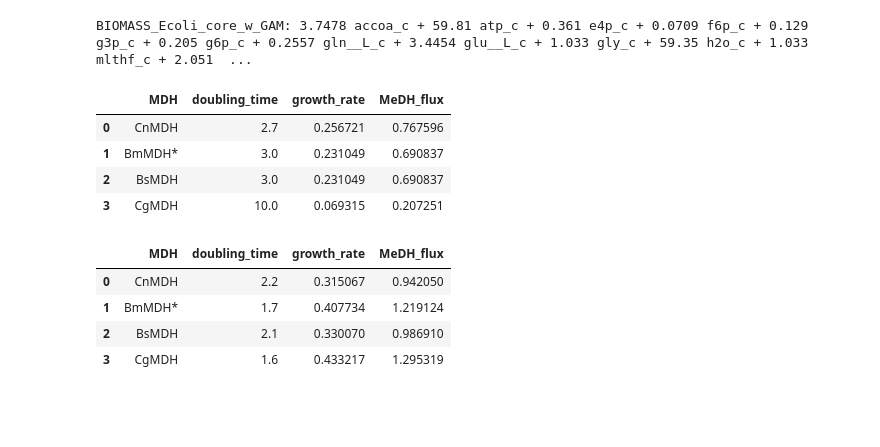
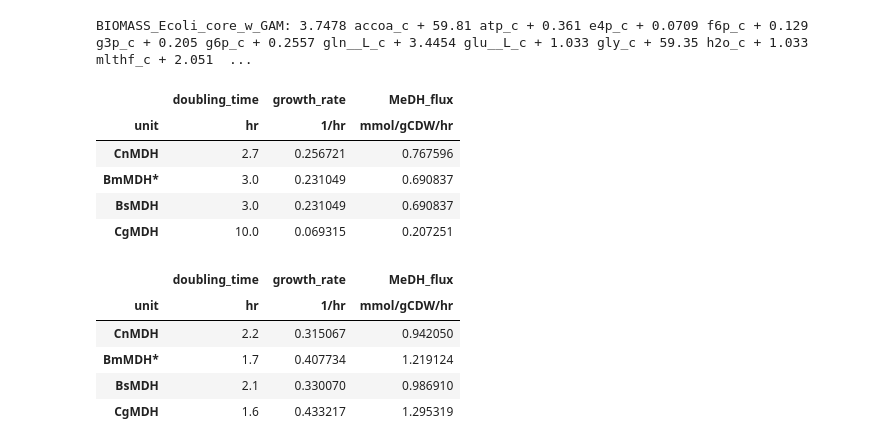
Before and after one commit to he-hai/PubSuppl, a Jupyter notebook: 2020_Energy_Auxotroph/LPD_FBA.ipynb, the cells around one changed output. Cells and saved outputs as stored; diff of their text form; code cells hidden in the pictures; blank space fills up the shorter version.

```diff
--- a/2020_Energy_Auxotroph/LPD_FBA.ipynb
+++ b/2020_Energy_Auxotroph/LPD_FBA.ipynb
@@ -299,21 +303,27 @@ growth_for
 # %% [markdown]
 Since formate (uptake or oxidation) is the limit for growth, it determines the growth rate.
 # %%
+formate = []
+ac = []
+
 with model_FDH as m:
-    m.reactions.EX_ac_e.lower_bound = -13  # uptake rate, in mmol/gCDW/h
+    m.reactions.EX_ac_e.lower_bound = - AcUp.magnitude  # uptake rate, in mmol/gCDW/h
     m.reactions.EX_for_e.lower_bound = -1000
     m.objective = {m.reactions.EX_for_e: -1}
     m.objective_direction = 'min'
     for i in range(len(growth_for['growth_rate'])):
         gr = growth_for.loc[i, 'growth_rate']
-        m.reactions.BIOMASS_Ecoli_core_w_GAM.bounds = (gr, gr)
+        m.reactions.BIOMASS_Ecoli_core_w_GAM.bounds = (gr.magnitude, gr.magnitude)
         cobra.flux_analysis.pfba(m)
-        growth_for.loc[i, 'EX_formate'] = abs(m.reactions.EX_for_e.flux)
-        growth_for.loc[i, 'EX_acetate'] = abs(m.reactions.EX_ac_e.flux)
+        formate.append(abs(m.reactions.EX_for_e.flux))
+        ac.append(abs(m.reactions.EX_ac_e.flux))
 
-growth_for['Yield_cal'] = growth_for['growth_rate']/growth_for['EX_formate'] / OD2Y  # unit OD600 per mM formate
+growth_for['EX_formate'] = PA_(formate, dtype='mmol/gCDW/hr')
+growth_for['EX_acetate'] = PA_(ac, dtype='mmol/gCDW/hr')
+
+growth_for['Yield_cal'] = growth_for['growth_rate'] / growth_for['EX_formate'] / OD2Y  # unit OD600 per mM formate
 growth_for['for/ac'] = growth_for['EX_formate'] / growth_for['EX_acetate']
 
-growth_for
+growth_for.pint.dequantify()
 # %% [output]
 |  | formate_conc | max_OD600 | doubling_time | Yield | growth_rate | EX_formate | EX_acetate | Yield_cal | ... |
@@ -358,9 +369,9 @@ model_MDH.reactions.EX_co2_e.bounds = (-1000, 1000)
 model_MDH.reactions.EX_for_e.bounds = (0,1000)  # no FDH overexpression
 
 with model_MDH as m:
-    gr = np.log(2) / 32  # 20 mM ac + 667 mM MeOH, the highest growth rate
-    m.reactions.EX_ac_e.lower_bound = -13
-    m.reactions.BIOMASS_Ecoli_core_w_GAM.bounds = (gr, gr)
+    gr = np.log(2) / Q_(32,'hr')  # 20 mM ac + 667 mM MeOH, the highest growth rate
+    m.reactions.EX_ac_e.lower_bound = -AcUp.magnitude
+    m.reactions.BIOMASS_Ecoli_core_w_GAM.bounds = (gr.magnitude, gr.magnitude)
     m.reactions.EX_meoh_e.lower_bound = -1000
     m.objective = {m.reactions.EX_meoh_e: -1}
     m.objective_direction = 'min'
@@ -416,9 +432,9 @@ growth_meoh
 # %%
 # growth data without formate
 growth_MDH = pd.DataFrame({
-    'MDH':['CnMDH', 'BmMDH*','BsMDH','CgMDH'],
-    'doubling_time': [2.7,3,3,10]
-})
-growth_MDH['growth_rate'] = np.log(2) / growth_MDH['doubling_time']
-growth_MDH
+    'doubling_time': PA_([2.7,3,3,10],dtype='hr')
+},index=['CnMDH', 'BmMDH*','BsMDH','CgMDH'])
+
+growth_MDH['growth_rate'] = PA_(np.full(len(growth_MDH),np.log(2)),dtype='') / growth_MDH['doubling_time']
+growth_MDH.pint.dequantify()
 # %% [output]
@@ -481,41 +499,47 @@ print(model_C1.reactions.BIOMASS_Ecoli_core_w_GAM)
 BIOMASS_Ecoli_core_w_GAM: 3.7478 accoa_c + 59.81 atp_c + 0.361 e4p_c + 0.0709 f6p_c + 0.129 g3p_c + 0.205 g6p_c + 0.2557 gln__L_c + 3.4454 glu__L_c + 1.033 gly_c + 59.35 h2o_c + 1.033 mlthf_c + 2.051  ...
 # %%
 # assuming glc uptake rate is -10.5 as WT
+MeDH = []
 with model_C1 as m:
     m.reactions.EX_glc__D_e.lower_bound = -10.5
     m.reactions.EX_meoh_e.lower_bound = -1000
     m.objective = 'MeDH'
     m.objective_direction = 'min'
     for i in range(len(growth_MDH)):
-        gr = growth_MDH.loc[i,'growth_rate']
-        m.reactions.BIOMASS_Ecoli_core_w_GAM.bounds = (gr, gr)
+        gr = growth_MDH['growth_rate'].iloc[i]
+        m.reactions.BIOMASS_Ecoli_core_w_GAM.bounds = (gr.magnitude, gr.magnitude)
         cobra.flux_analysis.pfba(m)
-        growth_MDH.loc[i,'MeDH_flux'] = m.reactions.MeDH.flux  # in mmol/gCDW/h
+        MeDH.append(m.reactions.MeDH.flux)
 
-growth_MDH
+growth_MDH['MeDH_flux'] = PA_(MeDH,dtype='mmol/gCDW/hr')
+
+growth_MDH.pint.dequantify()
 # %% [output]
-|  | MDH | doubling_time | growth_rate | MeDH_flux |
-| 0 | CnMDH | 2.7 | 0.256721 | 0.767596 |
-| 1 | BmMDH* | 3.0 | 0.231049 | 0.690837 |
-| 2 | BsMDH | 3.0 | 0.231049 | 0.690837 |
-| 3 | CgMDH | 10.0 | 0.069315 | 0.207251 |
+|  | doubling_time | growth_rate | MeDH_flux |
+| unit | hr | 1/hr | mmol/gCDW/hr |
+| CnMDH | 2.7 | 0.256721 | 0.767596 |
+| BmMDH* | 3.0 | 0.231049 | 0.690837 |
+| BsMDH | 3.0 | 0.231049 | 0.690837 |
+| CgMDH | 10.0 | 0.069315 | 0.207251 |
 # %%
 # While the maximum growth the strain can reach is as with foramte
+MeDH = []
 with model_C1 as m:
     m.reactions.EX_glc__D_e.lower_bound = -10.5
     m.reactions.EX_meoh_e.lower_bound = -1000
     m.objective = 'MeDH'
     m.objective_direction = 'min'
     for i in range(len(growth_MDH_for)):
-        gr = growth_MDH_for.loc[i,'growth_rate']
-        m.reactions.BIOMASS_Ecoli_core_w_GAM.bounds = (gr, gr)
+        gr = growth_MDH_for['growth_rate'].iloc[i]
+        m.reactions.BIOMASS_Ecoli_core_w_GAM.bounds = (gr.magnitude, gr.magnitude)
         cobra.flux_analysis.pfba(m)
-        growth_MDH_for.loc[i,'MeDH_flux'] = m.reactions.MeDH.flux  # in mmol/gCDW/h
-
-growth_MDH_for
+        MeDH.append(m.reactions.MeDH.flux)
+growth_MDH_for['MeDH_flux'] = PA_(MeDH,dtype='mmol/gCDW/hr')
+growth_MDH_for.pint.dequantify()
 # %% [output]
-|  | MDH | doubling_time | growth_rate | MeDH_flux |
-| 0 | CnMDH | 2.2 | 0.315067 | 0.942050 |
-| 1 | BmMDH* | 1.7 | 0.407734 | 1.219124 |
-| 2 | BsMDH | 2.1 | 0.330070 | 0.986910 |
-| 3 | CgMDH | 1.6 | 0.433217 | 1.295319 |
+|  | doubling_time | growth_rate | MeDH_flux |
+| unit | hr | 1/hr | mmol/gCDW/hr |
+| CnMDH | 2.2 | 0.315067 | 0.942050 |
+| BmMDH* | 1.7 | 0.407734 | 1.219124 |
+| BsMDH | 2.1 | 0.330070 | 0.986910 |
+| CgMDH | 1.6 | 0.433217 | 1.295319 |
```
Also changed, not shown: parts of 12 cells of this notebook.
